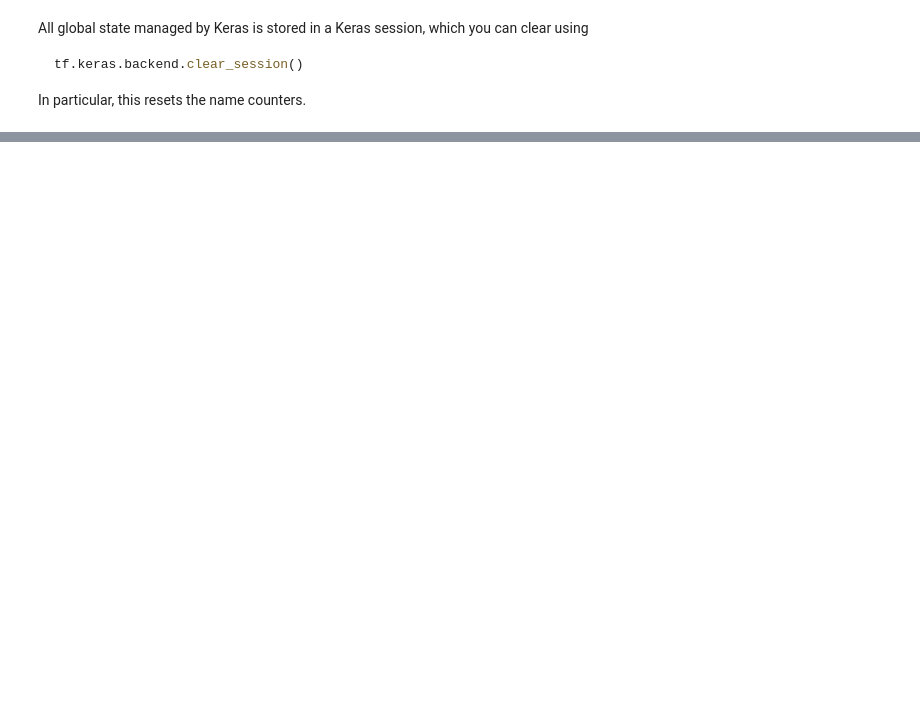
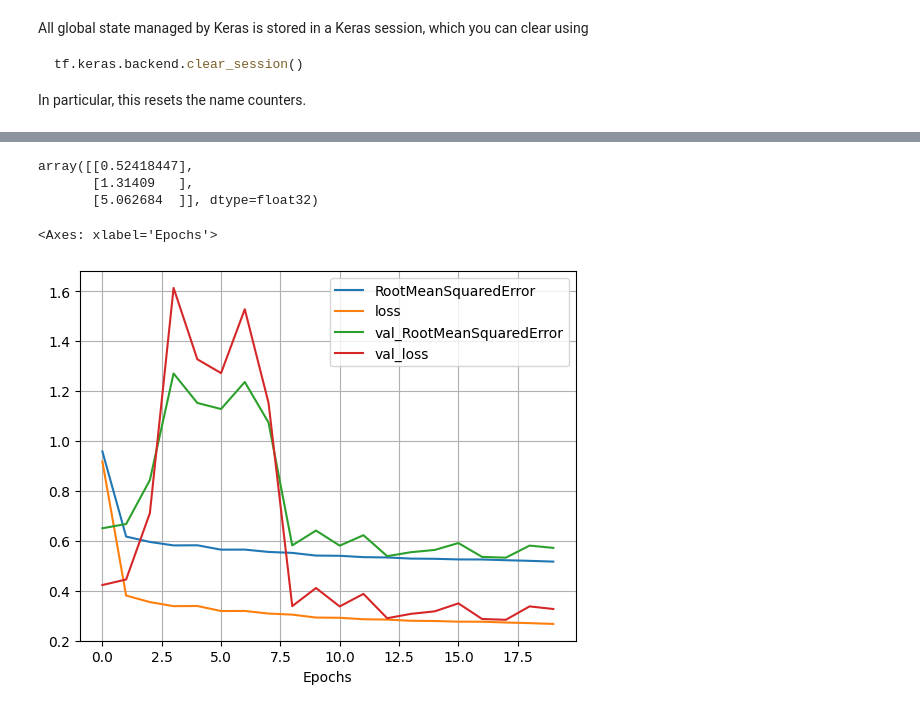
Before and after one commit to ye-wen-zi/py-machine-learning, a Jupyter notebook: ann.ipynb, the cells around one changed output, grey strips where cells are left out. Drawn from its saved outputs; the diff is of its cells as text; code cells hidden in the pictures; blank space fills up the shorter version.

Commit message:
building a regresion mlps using sequential api~

```diff
--- a/ann.ipynb
+++ b/ann.ipynb
@@ -187,0 +306,3 @@ In particular, this resets the name counters.
+# %%
+X_train, X_test, y_train, y_test = train_test_split(housing.data, housing.target, random_state=42)
+X_train, X_val, y_train, y_val = train_test_split(X_train, y_train, random_state=42)
@@ -187,0 +313,9 @@ In particular, this resets the name counters.
+# %%
+model = tf.keras.Sequential([
+    tf.keras.layers.Input(shape=(8, )),
+    tf.keras.layers.Normalization(),
+    tf.keras.layers.Dense(50, activation='relu'),
+    tf.keras.layers.Dense(50, activation='relu'),
+    tf.keras.layers.Dense(50, activation='relu'),
+    tf.keras.layers.Dense(1)
+])
@@ -187,0 +342,3 @@ In particular, this resets the name counters.
+# %%
+optimizer = tf.keras.optimizers.Adam(learning_rate=1e-3)
+model.compile(loss='mse', optimizer=optimizer, metrics=['RootMeanSquaredError'])
@@ -187,0 +351,6 @@ In particular, this resets the name counters.
+# %%
+history = model.fit(
+    X_train, y_train,
+    validation_data=(X_val,y_val),
+    epochs=20
+)
@@ -187,0 +385,11 @@ In particular, this resets the name counters.
+# %%
+y_new_pred
+# %% [output]
+array([[0.52418447],
+       [1.31409   ],
+       [5.062684  ]], dtype=float32)
+# %%
+pd.DataFrame(history.history).plot(grid=True, xlabel='Epochs')
+# %% [output]
+<Axes: xlabel='Epochs'>
+[figure, added]
```
Also changed, not shown: parts of 27 cells of this notebook.
